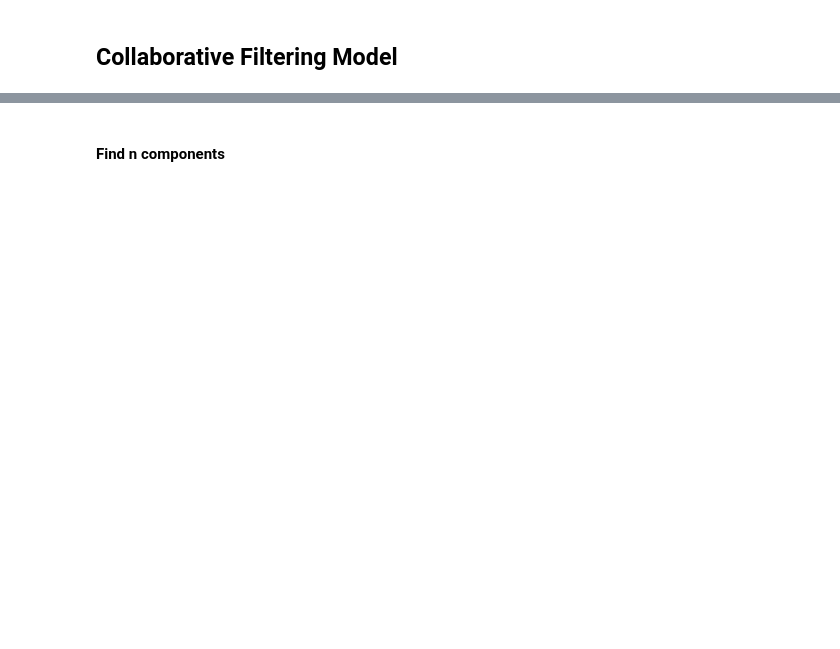
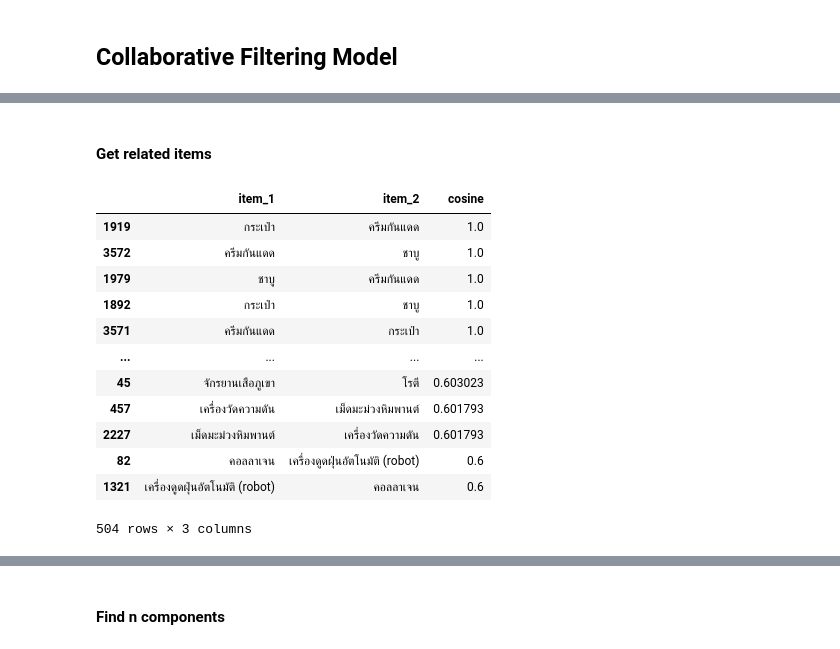
Before and after one commit to scriptkiid/BADS7105-CRM-analytics-and-intelligencece, a Jupyter notebook: Homework 07 – Product Recommendation/notebook.ipynb, the cells around one changed output, grey strips where cells are left out. Cells and saved outputs as stored; diff of their text form; code cells hidden in the pictures; blank space fills up the shorter version.

```diff
--- a/Homework 07 – Product Recommendation/notebook.ipynb
+++ b/Homework 07 – Product Recommendation/notebook.ipynb
@@ -273,0 +316,19 @@ plt.show()
+# %% [markdown]
+#### Get related items
+# %%
+item_item_cosine_df = item_item_cosine_df.loc[(item_item_cosine_df['cosine'] > 0.6) & (item_item_cosine_df['item_1'] != item_item_cosine_df['item_2'])]
+item_item_cosine_df.sort_values('cosine', ascending=False)
+# %% [output]
+|  | item_1 | item_2 | cosine |
+| 1919 | กระเป๋า | ครีมกันแดด | 1.0 |
+| 3572 | ครีมกันแดด | ชาบู | 1.0 |
+| 1979 | ชาบู | ครีมกันแดด | 1.0 |
+| 1892 | กระเป๋า | ชาบู | 1.0 |
+| 3571 | ครีมกันแดด | กระเป๋า | 1.0 |
+| ... | ... | ... | ... |
+| 45 | จักรยานเสือภูเขา | โรตี | 0.603023 |
+| 457 | เครื่องวัดความดัน | เม็ดมะม่วงหิมพานต์ | 0.601793 |
+| 2227 | เม็ดมะม่วงหิมพานต์ | เครื่องวัดความดัน | 0.601793 |
+| 82 | คอลลาเจน | เครื่องดูดฝุ่นอัตโนมัติ (robot) | 0.6 |
+| 1321 | เครื่องดูดฝุ่นอัตโนมัติ (robot) | คอลลาเจน | 0.6 |
+504 rows × 3 columns
```
Also changed, not shown: parts of 11 cells of this notebook.
